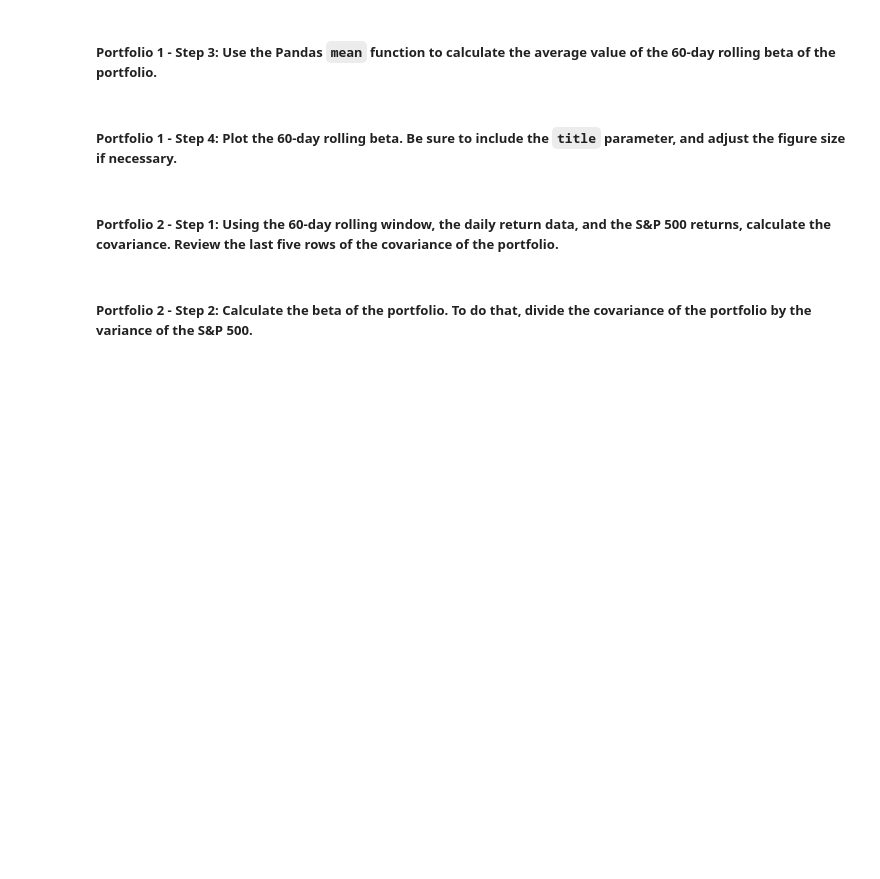
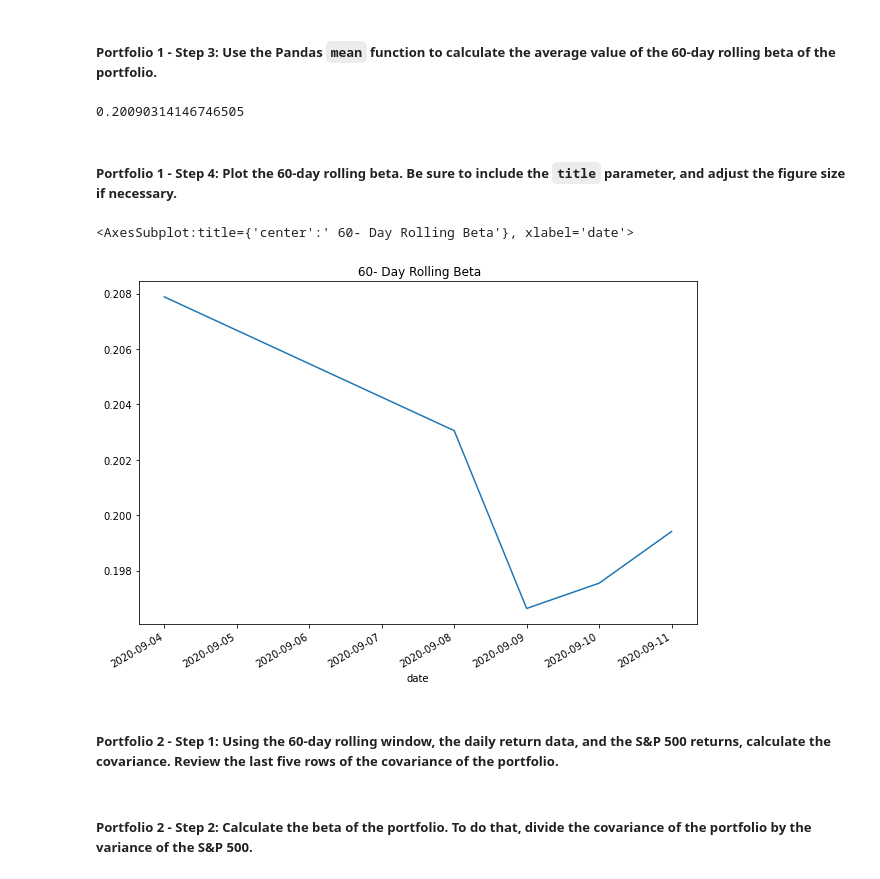
Before and after one commit to Ahmed-Mahjoub/Risk_return_analysis, a Jupyter notebook: risk_return_analysis.ipynb, the cells around one changed output. Cells and saved outputs as stored; diff of their text form; code cells hidden in the pictures; blank space fills up the shorter version.

```diff
--- a/risk_return_analysis.ipynb
+++ b/risk_return_analysis.ipynb
@@ -325,3 +382,6 @@ Your analysis is nearing completion. Now, you need to evaluate how the portfolio
 # %%
 # Calculate the variance of the S&P 500 using a rolling 60-day window.
 # YOUR CODE HERE
+daily_return_spx = daily_returns['S&P 500']
+variance = daily_return_spx.rolling(window =60).var()
+variance.tail()
@@ -341,3 +409,5 @@ Your analysis is nearing completion. Now, you need to evaluate how the portfolio
 # Calculate the covariance using a 60-day rolling window
 # Review the last five rows of the covariance data
 # YOUR CODE HERE
+covariance = daily_returns['BERKSHIRE HATHAWAY INC'].rolling(window=60).cov(daily_return_spx)
+covariance.tail()
@@ -347,3 +425,5 @@ Your analysis is nearing completion. Now, you need to evaluate how the portfolio
 # Calculate the beta based on the 60-day rolling covariance compared to the market (S&P 500)
 # Review the last five rows of the beta information
 # YOUR CODE HERE
+beta = covariance / variance
+beta.tail()
@@ -352,12 +440,20 @@ Your analysis is nearing completion. Now, you need to evaluate how the portfolio
 # %%
 # Calculate the average of the 60-day rolling beta
 # YOUR CODE HERE
+average_rollin_beta = beta.mean()
+average_rollin_beta
+# %% [output]
+0.20090314146746505
 # %% [markdown]
 ##### Portfolio 1 - Step 4: Plot the 60-day rolling beta. Be sure to include the `title` parameter, and adjust the figure size if necessary.
 # %%
 # Plot the rolling beta
 # Include a title parameter and adjust the figure size
 # YOUR CODE HERE
+beta.plot(title = ' 60- Day Rolling Beta', figsize =(10,7))
+# %% [output]
+<AxesSubplot:title={'center':' 60- Day Rolling Beta'}, xlabel='date'>
+[figure, added]
 # %% [markdown]
 ##### Portfolio 2 - Step 1: Using the 60-day rolling window, the daily return data, and the S&P 500 returns, calculate the covariance. Review the last five rows of the covariance of the portfolio.
 # %%
```
Also changed, not shown: parts of 19 cells of this notebook.
